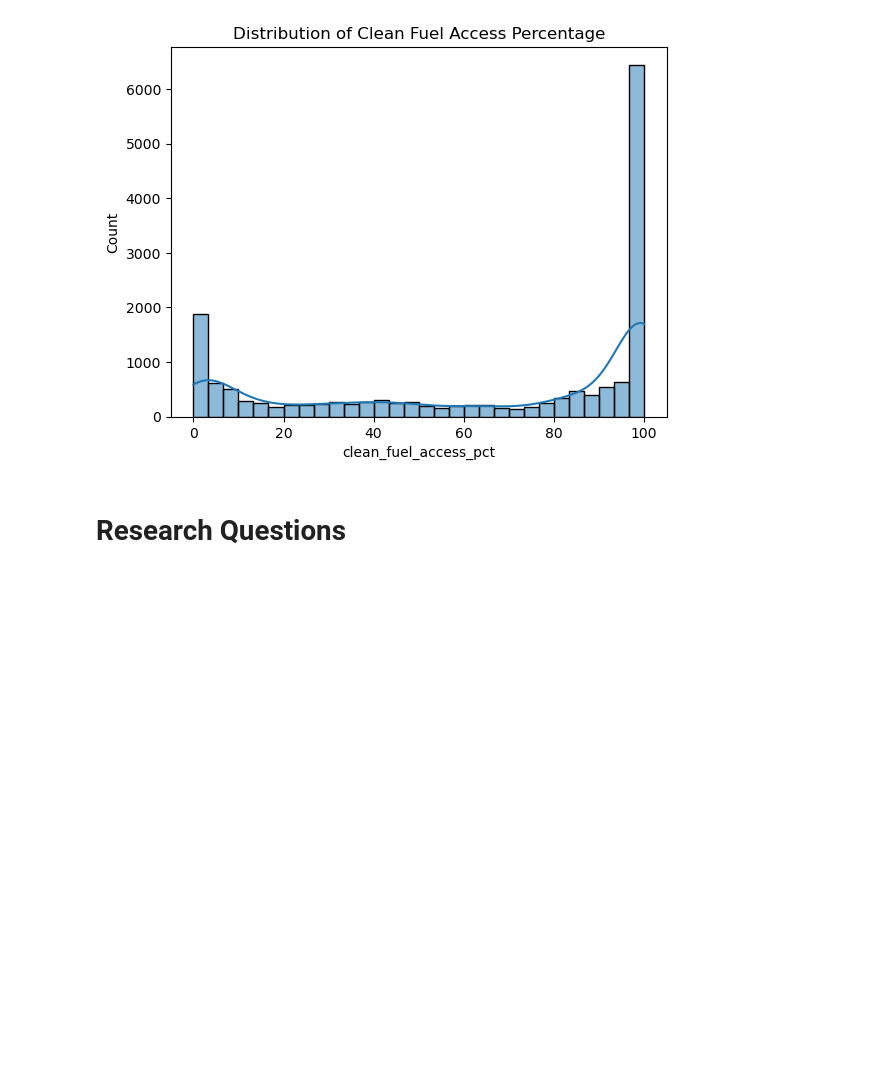
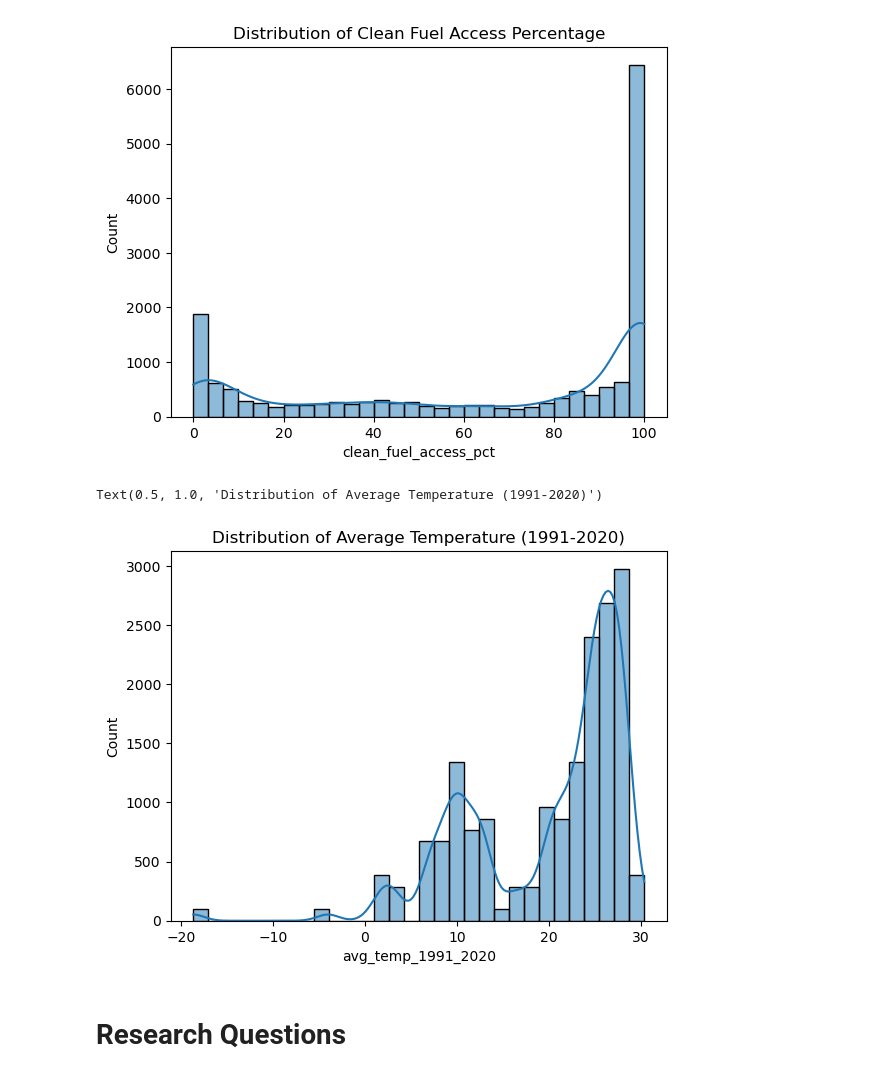
Before and after one commit to dantngn98/DATA5310_Visualization, a Jupyter notebook: final_project.ipynb, the cells around one changed output. Cells and saved outputs as stored; diff of their text form; code cells hidden in the pictures; blank space fills up the shorter version.

```diff
--- a/final_project.ipynb
+++ b/final_project.ipynb
@@ -88,6 +91,13 @@ plt.title('Distribution of Clean Fuel Access Percentage')
 # %% [output]
 Text(0.5, 1.0, 'Distribution of Clean Fuel Access Percentage')
 [figure]
+# %%
+# Distribution of temperature
+sns.histplot(df_full['avg_temp_1991_2020'].dropna(), bins=30, kde=True)
+plt.title('Distribution of Average Temperature (1991-2020)')
+# %% [output]
+Text(0.5, 1.0, 'Distribution of Average Temperature (1991-2020)')
+[figure, added]
 # %% [markdown]
 # Research Questions
 # %% [markdown]
```
Also changed, not shown: parts of 1 cell of this notebook.
